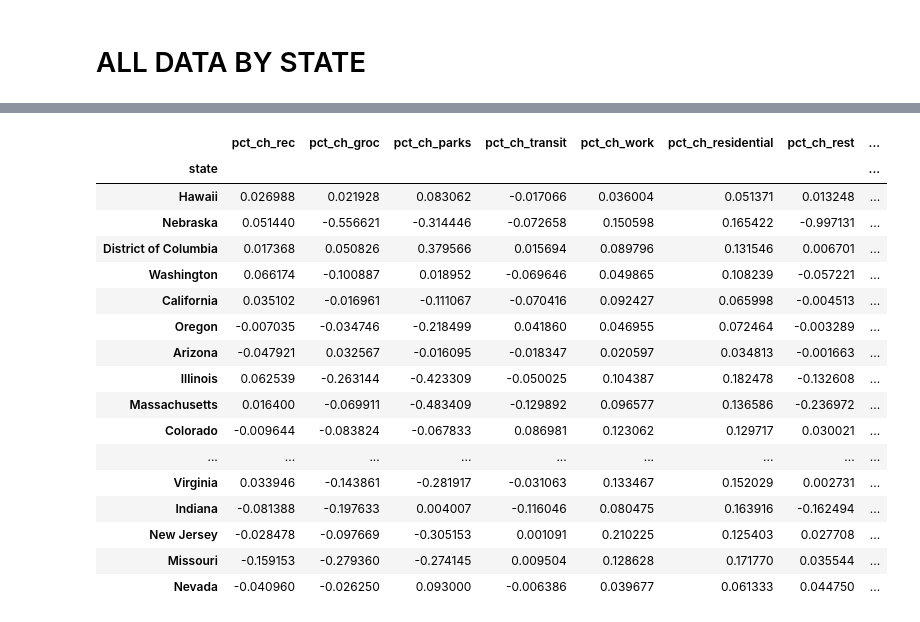
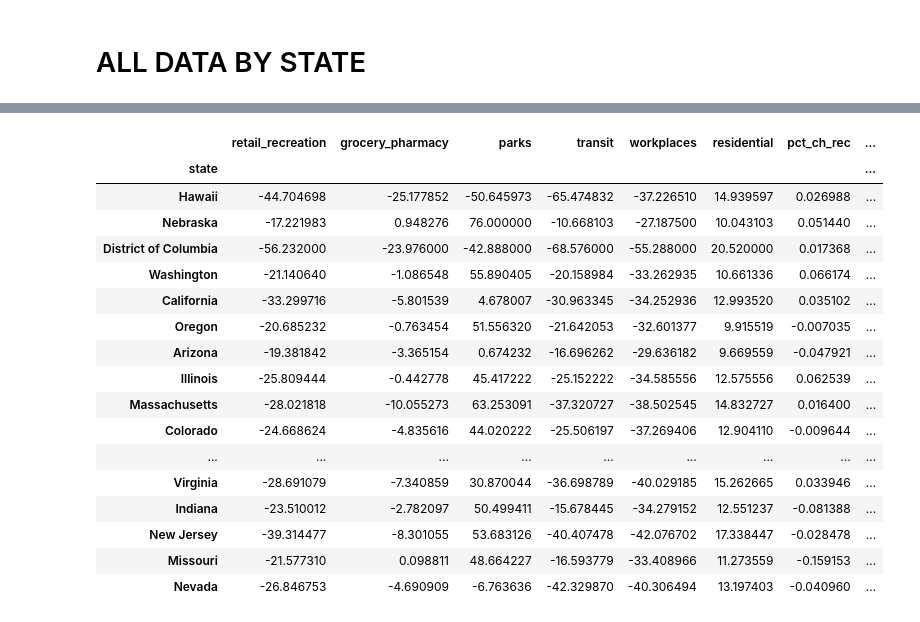
Before and after one commit to mirandaday16/covid_prevention_data_analysis, a Jupyter notebook: ziqi_xu/Comparison.ipynb, the cells around one changed output, grey strips where cells are left out. Cells and saved outputs as stored; diff of their text form; code cells hidden in the pictures.

```diff
--- a/ziqi_xu/Comparison.ipynb
+++ b/ziqi_xu/Comparison.ipynb
@@ -235,46 +299,50 @@ sns.despine()
 # %%
 # Create new dataframe from the percent change in mobility in each area and group by state
 change = all_data_new.sort_index(level=['state', 'date'])
+
+change['retail_recreation'] = change['retail_recreation'].astype(int)
+change['grocery_pharmacy'] = change['grocery_pharmacy'].astype(int)
+change['parks'] = change['parks'].astype(int)
+change['transit'] = change['transit'].astype(int)
+change['workplaces'] = change['workplaces'].astype(int)
+change['residential'] = change['residential'].astype(int)
 
 change['pct_ch_rec'] = (change.groupby('state')['retail_recreation'].apply(pd.Series.pct_change))
 change['pct_ch_groc'] = (change.groupby('state')['grocery_pharmacy'].apply(pd.Series.pct_change))
 change['pct_ch_parks'] = (change.groupby('state')['parks'].apply(pd.Series.pct_change))
 change['pct_ch_transit'] = (change.groupby('state')['transit'].apply(pd.Series.pct_change))
 change['pct_ch_work'] = (change.groupby('state')['workplaces'].apply(pd.Series.pct_change))
 change['pct_ch_residential'] = (change.groupby('state')['residential'].apply(pd.Series.pct_change))
 change['pct_ch_rest'] = (change.groupby('state')['restaurant_performance'].apply(pd.Series.pct_change))
 change['pct_ch_cases'] = (change.groupby('state')['cases'].apply(pd.Series.pct_change))
-
-# Calcualte the percent daily change in cases and deaths for each state
-#change['pct_ch_cases'] = (change.groupby('state')['cases'].apply(pd.Series.diff))
 
 #drop Nan values
 change = change.replace([np.inf, -np.inf], np.nan)
 change = change.dropna()
 
 date_norm = change.groupby(['state']).mean()
 
 date_norm = date_norm.drop(['cases', 'deaths', 'restaurant_performance'], axis=1)
 
 date_norm  = date_norm.sort_values(['pct_ch_cases'])
 
 date_norm
 # %% [output]
-|  | pct_ch_rec | pct_ch_groc | pct_ch_parks | pct_ch_transit | pct_ch_work | pct_ch_residential | pct_ch_rest | ... |
+|  | retail_recreation | grocery_pharmacy | parks | transit | workplaces | residential | pct_ch_rec | ... |
 | state |  |  |  |  |  |  |  | ... |
-| Hawaii | 0.026988 | 0.021928 | 0.083062 | -0.017066 | 0.036004 | 0.051371 | 0.013248 | ... |
-| Nebraska | 0.051440 | -0.556621 | -0.314446 | -0.072658 | 0.150598 | 0.165422 | -0.997131 | ... |
-| District of Columbia | 0.017368 | 0.050826 | 0.379566 | 0.015694 | 0.089796 | 0.131546 | 0.006701 | ... |
-| Washington | 0.066174 | -0.100887 | 0.018952 | -0.069646 | 0.049865 | 0.108239 | -0.057221 | ... |
-| California | 0.035102 | -0.016961 | -0.111067 | -0.070416 | 0.092427 | 0.065998 | -0.004513 | ... |
-| Oregon | -0.007035 | -0.034746 | -0.218499 | 0.041860 | 0.046955 | 0.072464 | -0.003289 | ... |
-| Arizona | -0.047921 | 0.032567 | -0.016095 | -0.018347 | 0.020597 | 0.034813 | -0.001663 | ... |
-| Illinois | 0.062539 | -0.263144 | -0.423309 | -0.050025 | 0.104387 | 0.182478 | -0.132608 | ... |
-| Massachusetts | 0.016400 | -0.069911 | -0.483409 | -0.129892 | 0.096577 | 0.136586 | -0.236972 | ... |
-| Colorado | -0.009644 | -0.083824 | -0.067833 | 0.086981 | 0.123062 | 0.129717 | 0.030021 | ... |
+| Hawaii | -44.704698 | -25.177852 | -50.645973 | -65.474832 | -37.226510 | 14.939597 | 0.026988 | ... |
+| Nebraska | -17.221983 | 0.948276 | 76.000000 | -10.668103 | -27.187500 | 10.043103 | 0.051440 | ... |
+| District of Columbia | -56.232000 | -23.976000 | -42.888000 | -68.576000 | -55.288000 | 20.520000 | 0.017368 | ... |
+| Washington | -21.140640 | -1.086548 | 55.890405 | -20.158984 | -33.262935 | 10.661336 | 0.066174 | ... |
+| California | -33.299716 | -5.801539 | 4.678007 | -30.963345 | -34.252936 | 12.993520 | 0.035102 | ... |
+| Oregon | -20.685232 | -0.763454 | 51.556320 | -21.642053 | -32.601377 | 9.915519 | -0.007035 | ... |
+| Arizona | -19.381842 | -3.365154 | 0.674232 | -16.696262 | -29.636182 | 9.669559 | -0.047921 | ... |
+| Illinois | -25.809444 | -0.442778 | 45.417222 | -25.152222 | -34.585556 | 12.575556 | 0.062539 | ... |
+| Massachusetts | -28.021818 | -10.055273 | 63.253091 | -37.320727 | -38.502545 | 14.832727 | 0.016400 | ... |
+| Colorado | -24.668624 | -4.835616 | 44.020222 | -25.506197 | -37.269406 | 12.904110 | -0.009644 | ... |
 | ... | ... | ... | ... | ... | ... | ... | ... | ... |
-| Virginia | 0.033946 | -0.143861 | -0.281917 | -0.031063 | 0.133467 | 0.152029 | 0.002731 | ... |
-| Indiana | -0.081388 | -0.197633 | 0.004007 | -0.116046 | 0.080475 | 0.163916 | -0.162494 | ... |
-| New Jersey | -0.028478 | -0.097669 | -0.305153 | 0.001091 | 0.210225 | 0.125403 | 0.027708 | ... |
-| Missouri | -0.159153 | -0.279360 | -0.274145 | 0.009504 | 0.128628 | 0.171770 | 0.035544 | ... |
-| Nevada | -0.040960 | -0.026250 | 0.093000 | -0.006386 | 0.039677 | 0.061333 | 0.044750 | ... |
+| Virginia | -28.691079 | -7.340859 | 30.870044 | -36.698789 | -40.029185 | 15.262665 | 0.033946 | ... |
+| Indiana | -23.510012 | -2.782097 | 50.499411 | -15.678445 | -34.279152 | 12.551237 | -0.081388 | ... |
+| New Jersey | -39.314477 | -8.301055 | 53.683126 | -40.407478 | -42.076702 | 17.338447 | -0.028478 | ... |
+| Missouri | -21.577310 | 0.098811 | 48.664227 | -16.593779 | -33.408966 | 11.273559 | -0.159153 | ... |
+| Nevada | -26.846753 | -4.690909 | -6.763636 | -42.329870 | -40.306494 | 13.197403 | -0.040960 | ... |
```
Also changed, not shown: parts of 14 cells of this notebook.
